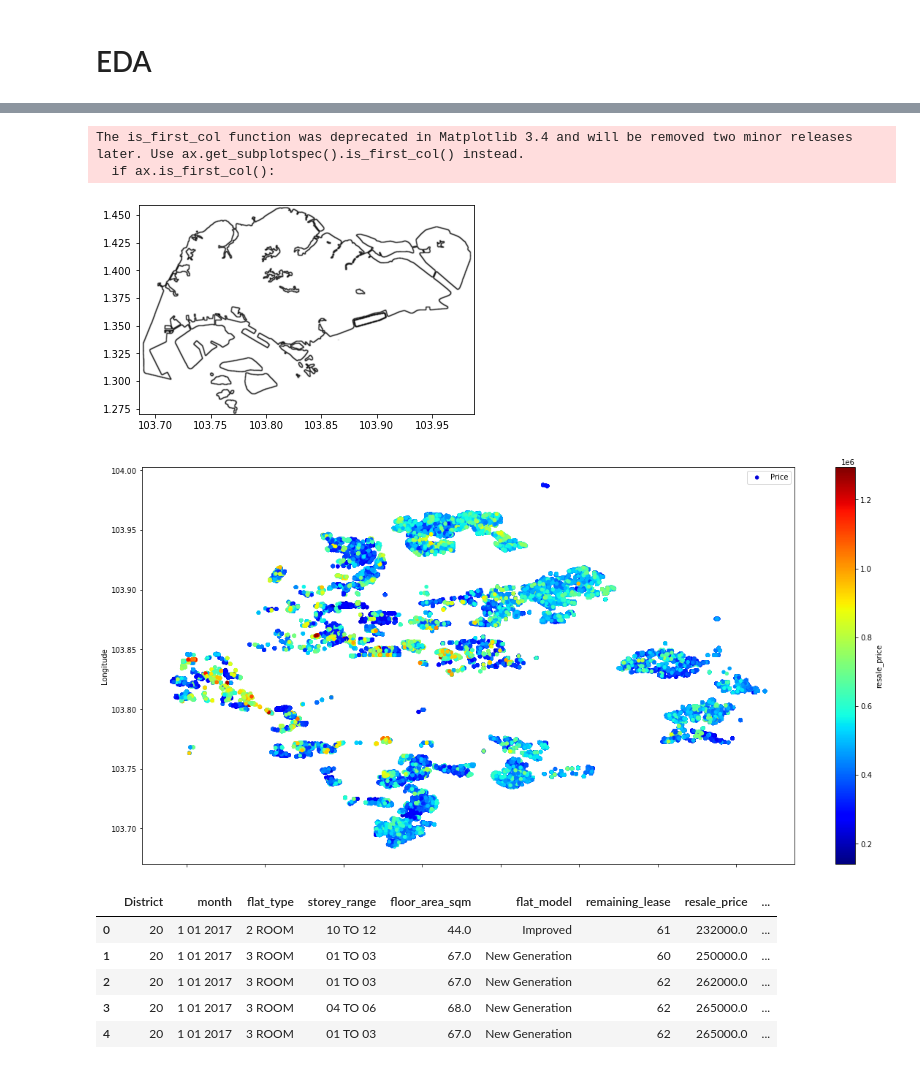
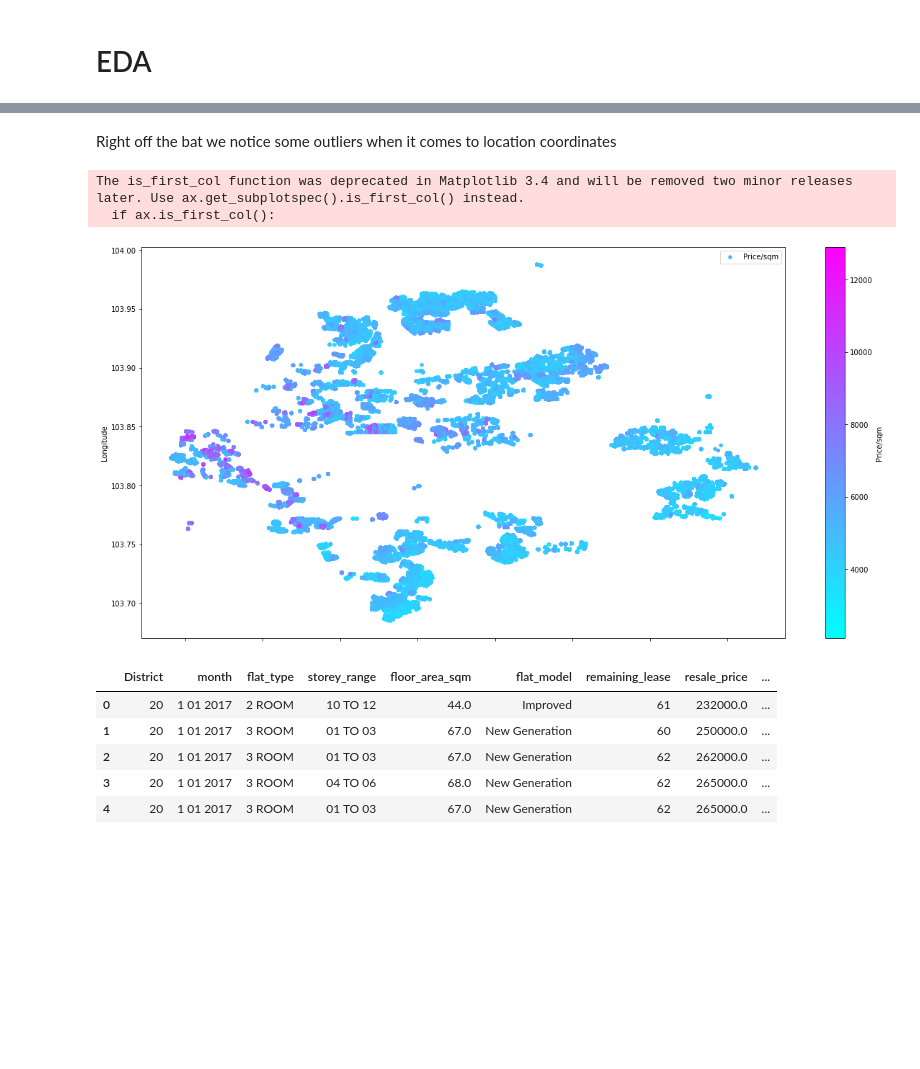
Before and after one commit to ChngYuanLongRandy/Predicting_HDB_Prices_withMRT_Dist, a Jupyter notebook: HDB_models.ipynb, the cells around one changed output, grey strips where cells are left out. Cells and saved outputs as stored; diff of their text form; code cells hidden in the pictures; blank space fills up the shorter version.

```diff
--- a/HDB_models.ipynb
+++ b/HDB_models.ipynb
@@ -79,25 +69,17 @@ ValueError: 'c' argument must be a color, a sequence of colors, or a sequence of
-# %%
-fig , ax = plt.subplots()
-#plt.figure(figsize=(10,7))
-img= plt.imread('SingaporeMap.png')
-
-
-plt.imshow(img,zorder=0,extent=[df_dropped.Longitude.min(),df_dropped.Longitude.max(),df_dropped.Latitude.min(),df_dropped.Latitude.max()], cmap= 'gray')
-ax = plt.gca()
-df_dropped.plot(kind='scatter',
-                x = 'Latitude',
-                y= 'Longitude',
-                c='resale_price',
-                #s = df_dropped
-                label= 'Price',
-                cmap = 'jet',
-                colorbar = True,
-                figsize = (20,10))
-plt.legend()
-plt.show()
-# %% [output]
-The is_first_col function was deprecated in Matplotlib 3.4 and will be removed two minor releases later. Use ax.get_subplotspec().is_first_col() instead.
-  if ax.is_first_col():
-[figure, removed]
-[figure, removed]
+# %% [markdown]
+Right off the bat we notice some outliers when it comes to location coordinates
+# %%
+df_dropped.plot(kind='scatter',
+                x = 'Latitude',
+                y= 'Longitude',
+                c ='Price/sqm',
+                label= 'Price/sqm',
+                cmap = 'cool',
+                colorbar = True,
+                figsize = (20,10))
+plt.show()
+# %% [output]
+The is_first_col function was deprecated in Matplotlib 3.4 and will be removed two minor releases later. Use ax.get_subplotspec().is_first_col() instead.
+  if ax.is_first_col():
+[figure, added]
 # %%
```
Also changed, not shown: parts of 52 cells of this notebook, 14 other files.
